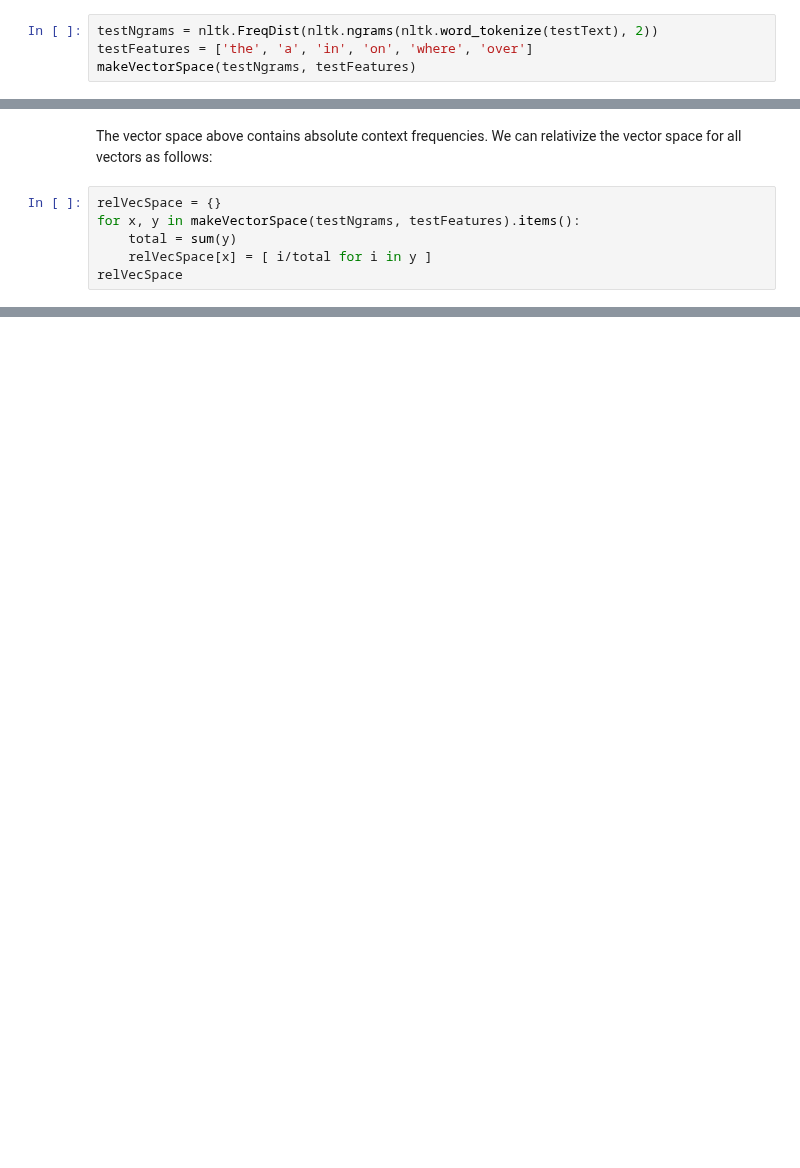
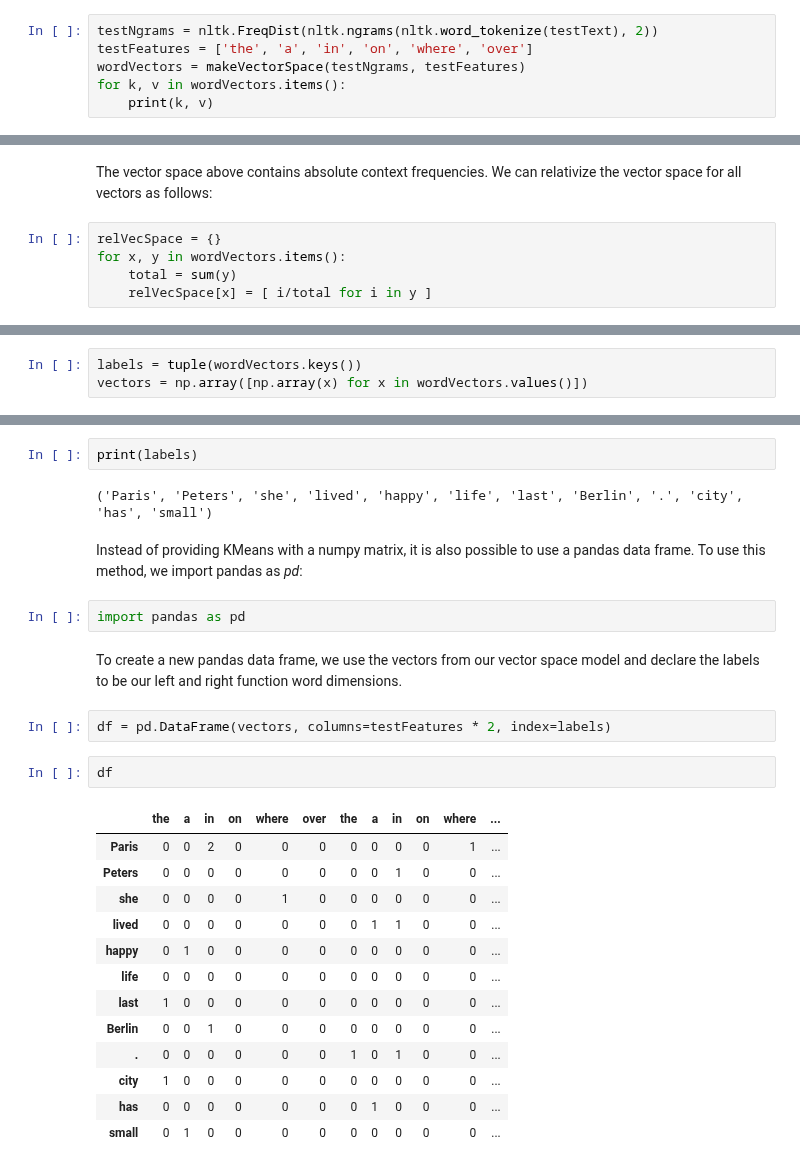
Before and after one commit to dcavar/python-tutorial-notebooks, a Jupyter notebook: notebooks/Lexical Clustering.ipynb, the cells around one changed output, grey strips where cells are left out. Cells and saved outputs as stored; diff of their text form; blank space fills up the shorter version.

```diff
--- a/notebooks/Lexical Clustering.ipynb
+++ b/notebooks/Lexical Clustering.ipynb
@@ -177,5 +177,7 @@ We can create an *ngram* model from the text, with $n=2$, and extract a vectoriz
 # %%
 testNgrams = nltk.FreqDist(nltk.ngrams(nltk.word_tokenize(testText), 2))
 testFeatures = ['the', 'a', 'in', 'on', 'where', 'over']
-makeVectorSpace(testNgrams, testFeatures)
+wordVectors = makeVectorSpace(testNgrams, testFeatures)
+for k, v in wordVectors.items():
+    print(k, v)
 # %% [output]
@@ -195,7 +197,6 @@ makeVectorSpace(testNgrams, testFeatures)
 The vector space above contains absolute context frequencies. We can relativize the vector space for all vectors as follows:
 # %%
 relVecSpace = {}
-for x, y in makeVectorSpace(testNgrams, testFeatures).items():
+for x, y in wordVectors.items():
     total = sum(y)
     relVecSpace[x] = [ i/total for i in y ]
-relVecSpace
@@ -219,0 +235,3 @@ relVecSpace
+# %%
+labels = tuple(wordVectors.keys())
+vectors = np.array([np.array(x) for x in wordVectors.values()])
@@ -219,0 +240,28 @@ relVecSpace
+# %%
+print(labels)
+# %% [output]
+('Paris', 'Peters', 'she', 'lived', 'happy', 'life', 'last', 'Berlin', '.', 'city', 'has', 'small')
+# %% [markdown]
+Instead of providing KMeans with a numpy matrix, it is also possible to use a pandas data frame. To use this method, we import pandas as *pd*:
+# %%
+import pandas as pd
+# %% [markdown]
+To create a new pandas data frame, we use the vectors from our vector space model and declare the labels to be our left and right function word dimensions.
+# %%
+df = pd.DataFrame(vectors, columns=testFeatures * 2, index=labels)
+# %%
+df
+# %% [output]
+|  | the | a | in | on | where | over | the | a | in | on | where | ... |
+| Paris | 0 | 0 | 2 | 0 | 0 | 0 | 0 | 0 | 0 | 0 | 1 | ... |
+| Peters | 0 | 0 | 0 | 0 | 0 | 0 | 0 | 0 | 1 | 0 | 0 | ... |
+| she | 0 | 0 | 0 | 0 | 1 | 0 | 0 | 0 | 0 | 0 | 0 | ... |
+| lived | 0 | 0 | 0 | 0 | 0 | 0 | 0 | 1 | 1 | 0 | 0 | ... |
+| happy | 0 | 1 | 0 | 0 | 0 | 0 | 0 | 0 | 0 | 0 | 0 | ... |
+| life | 0 | 0 | 0 | 0 | 0 | 0 | 0 | 0 | 0 | 0 | 0 | ... |
+| last | 1 | 0 | 0 | 0 | 0 | 0 | 0 | 0 | 0 | 0 | 0 | ... |
+| Berlin | 0 | 0 | 1 | 0 | 0 | 0 | 0 | 0 | 0 | 0 | 0 | ... |
+| . | 0 | 0 | 0 | 0 | 0 | 0 | 1 | 0 | 1 | 0 | 0 | ... |
+| city | 1 | 0 | 0 | 0 | 0 | 0 | 0 | 0 | 0 | 0 | 0 | ... |
+| has | 0 | 0 | 0 | 0 | 0 | 0 | 0 | 1 | 0 | 0 | 0 | ... |
+| small | 0 | 1 | 0 | 0 | 0 | 0 | 0 | 0 | 0 | 0 | 0 | ... |
```
Also changed, not shown: parts of 24 cells of this notebook, 1 other file.
